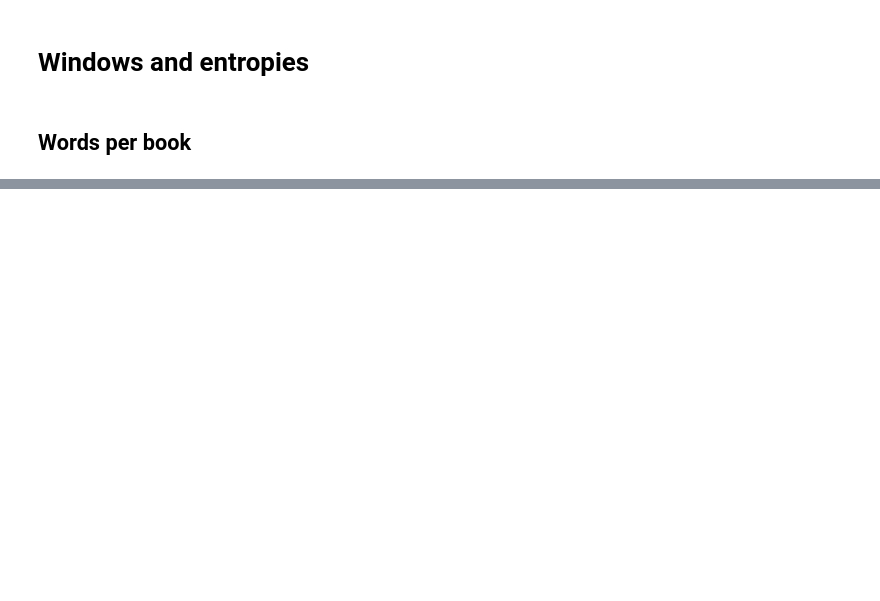
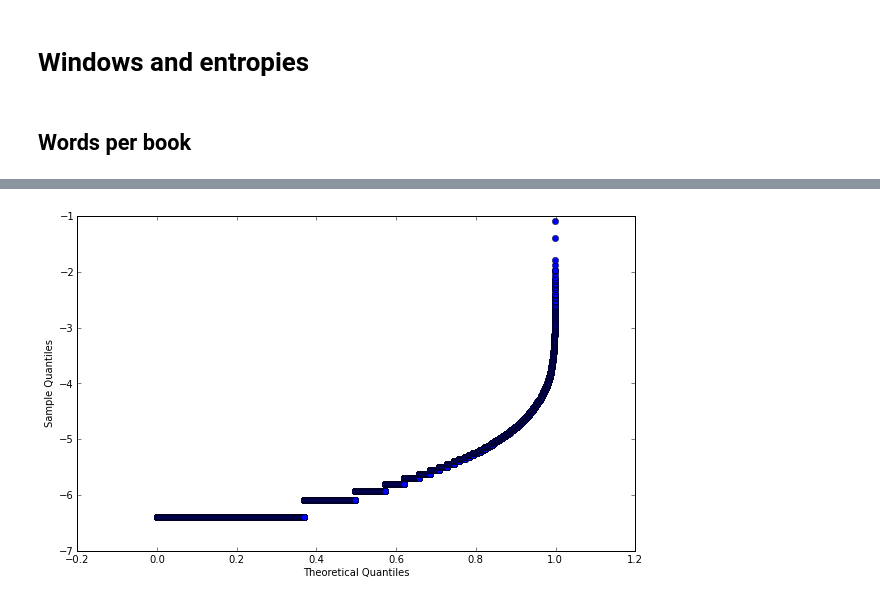
Before and after one commit to alepulver/tp-final-incc, a Jupyter notebook: Windows and entropies.ipynb, the cells around one changed output, grey strips where cells are left out. Cells and saved outputs as stored; diff of their text form; code cells hidden in the pictures; blank space fills up the shorter version.

```diff
--- a/Windows and entropies.ipynb
+++ b/Windows and entropies.ipynb
@@ -46,0 +26,7 @@ pandas.stats.moments.rolling_count(test4, 500).plot()
+# %%
+import statsmodels.graphics.gofplots as gp
+import scipy.stats
+
+_ = gp.qqplot(freqDf.Value.apply(numpy.log10), scipy.stats.distributions.uniform())
+# %% [output]
+[figure, added]
```
Also changed, not shown: parts of 25 cells of this notebook, 6 other files.
